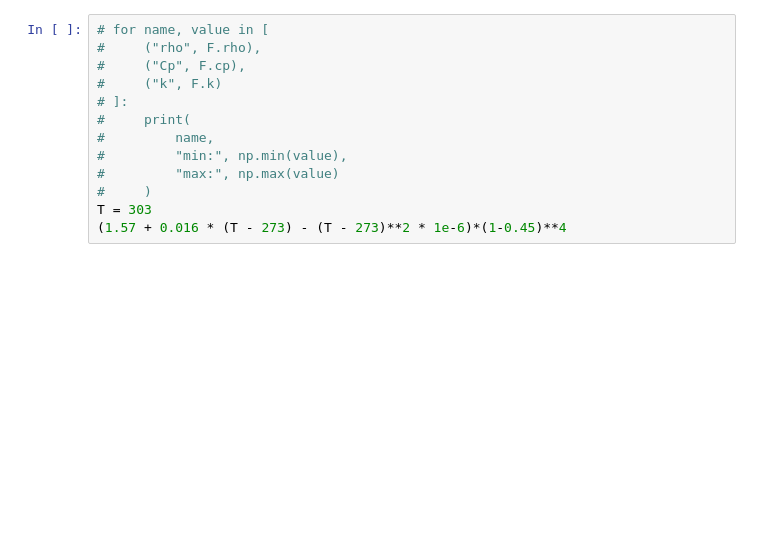
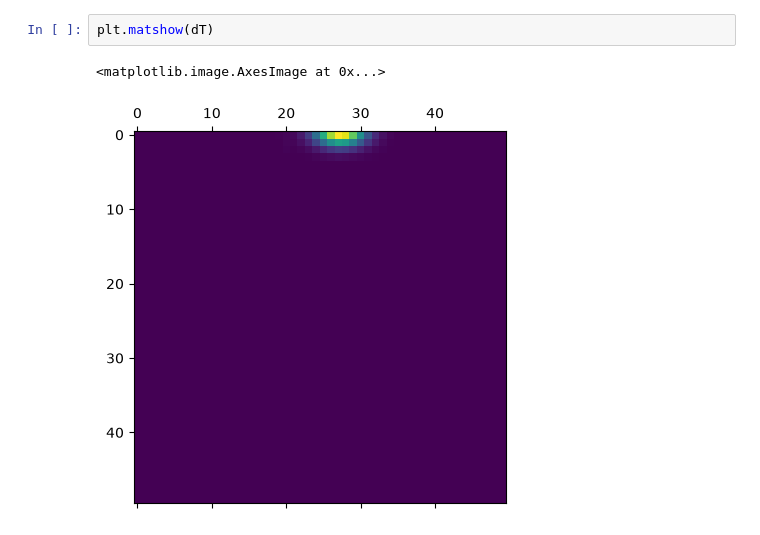
Before and after one commit to jacksoncunniff/lpbf_solver, a Jupyter notebook: 03-main-loop.ipynb, the cells around one changed output. Saved outputs shown, nothing was run; the diff lists cells and outputs as text; blank space fills up the shorter version.

```diff
--- a/03-main-loop.ipynb
+++ b/03-main-loop.ipynb
@@ -120,13 +116,5 @@ Text(0.5, 1.0, 'Laser temperature increment')
-# %%
-# for name, value in [
-#     ("rho", F.rho),
-#     ("Cp", F.cp),
-#     ("k", F.k)
-# ]:
-#     print(
-#         name,
-#         "min:", np.min(value),
-#         "max:", np.max(value)
-#     )
-T = 303
-(1.57 + 0.016 * (T - 273) - (T - 273)**2 * 1e-6)*(1-0.45)**4
+# %%
+plt.matshow(dT)
+# %% [output]
+<matplotlib.image.AxesImage at 0x...>
+[figure, added]
```
Also changed, not shown: parts of 4 cells of this notebook, 8 other files.
